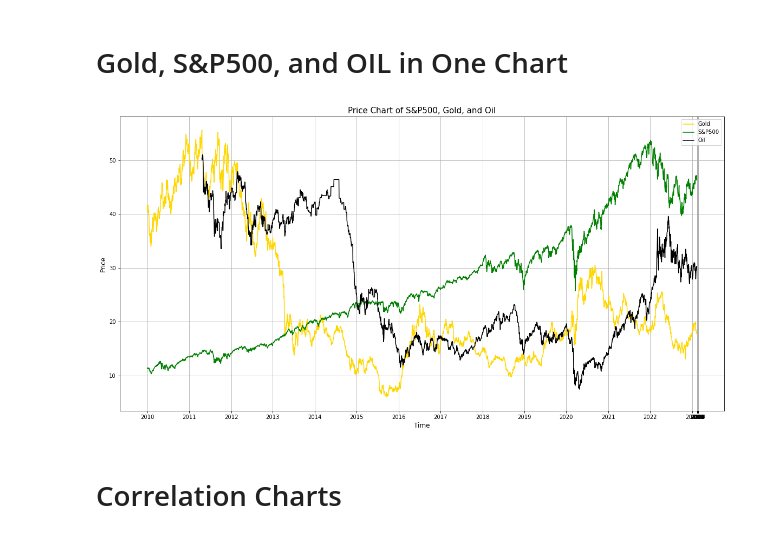
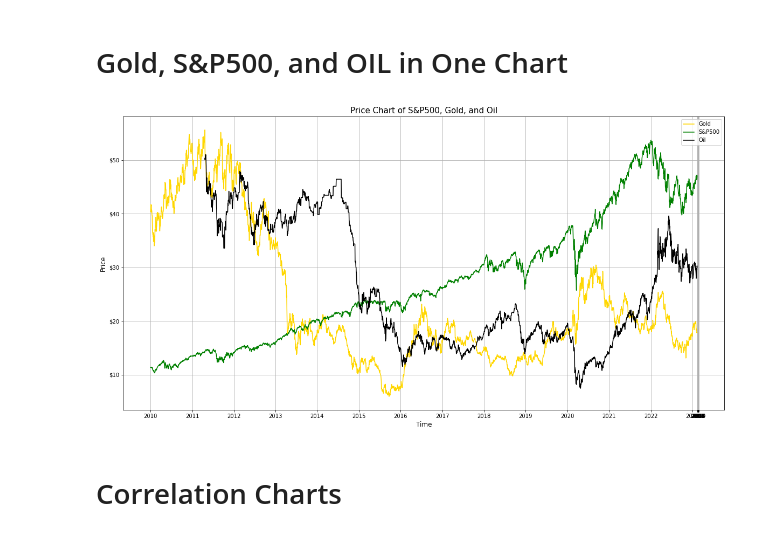
Before and after one commit to SMKSmith/Project1, a Jupyter notebook: visualizations.ipynb, the cells around one changed output. Cells and saved outputs as stored; diff of their text form; code cells hidden in the pictures.

```diff
--- a/visualizations.ipynb
+++ b/visualizations.ipynb
@@ -211,34 +215,35 @@ labels = []
 ticks = []
 
 prev = pd.Timestamp(gold_df['date'][0]) ##
 prev_year = prev.year
 count = 0
 
 for row in gold_df['date']: ##
 
     date = pd.Timestamp(row)
     year = date.year
 
     if year != prev_year:
         labels.append(year)
         ticks.append(row)
 
     prev_year = year
 
 plt.xticks(ticks, labels = labels)
+plt.gca().yaxis.set_major_formatter(ticker.FormatStrFormatter('$%d'))
 plt.legend(loc = 'best')
 
 plt.xlabel("Time",size = 12)
 plt.ylabel("Price", size = 12)
 plt.title("Price Chart of S&P500, Gold, and Oil", size = 15)
 
 plt.grid()
 
 plt.savefig("Charts/SPHQ_Gold_Oil.png")
 
 plt.show()
 # %% [output]
-[figure, old version]
+[figure, new version]
 # %% [markdown]
 # Correlation Charts
 # %%
```
Also changed, not shown: parts of 19 cells of this notebook, 10 other files.
